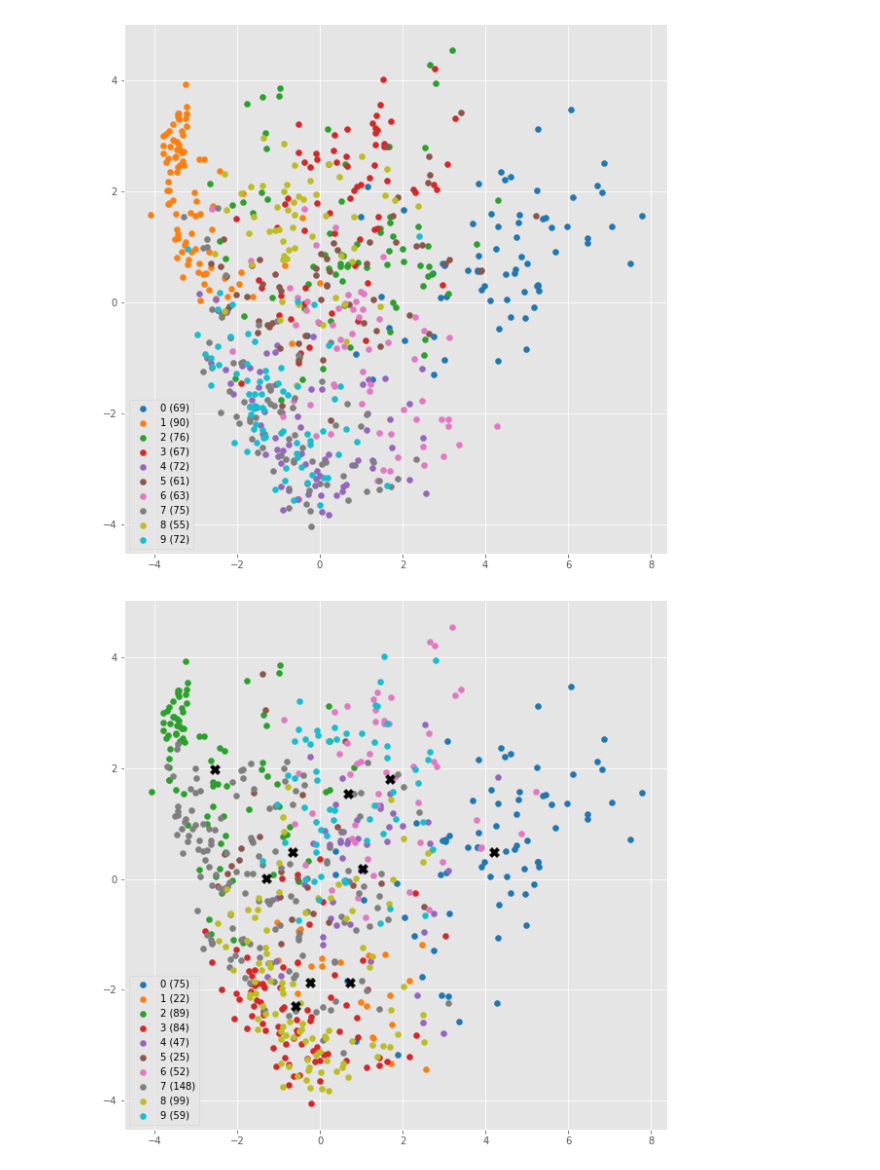
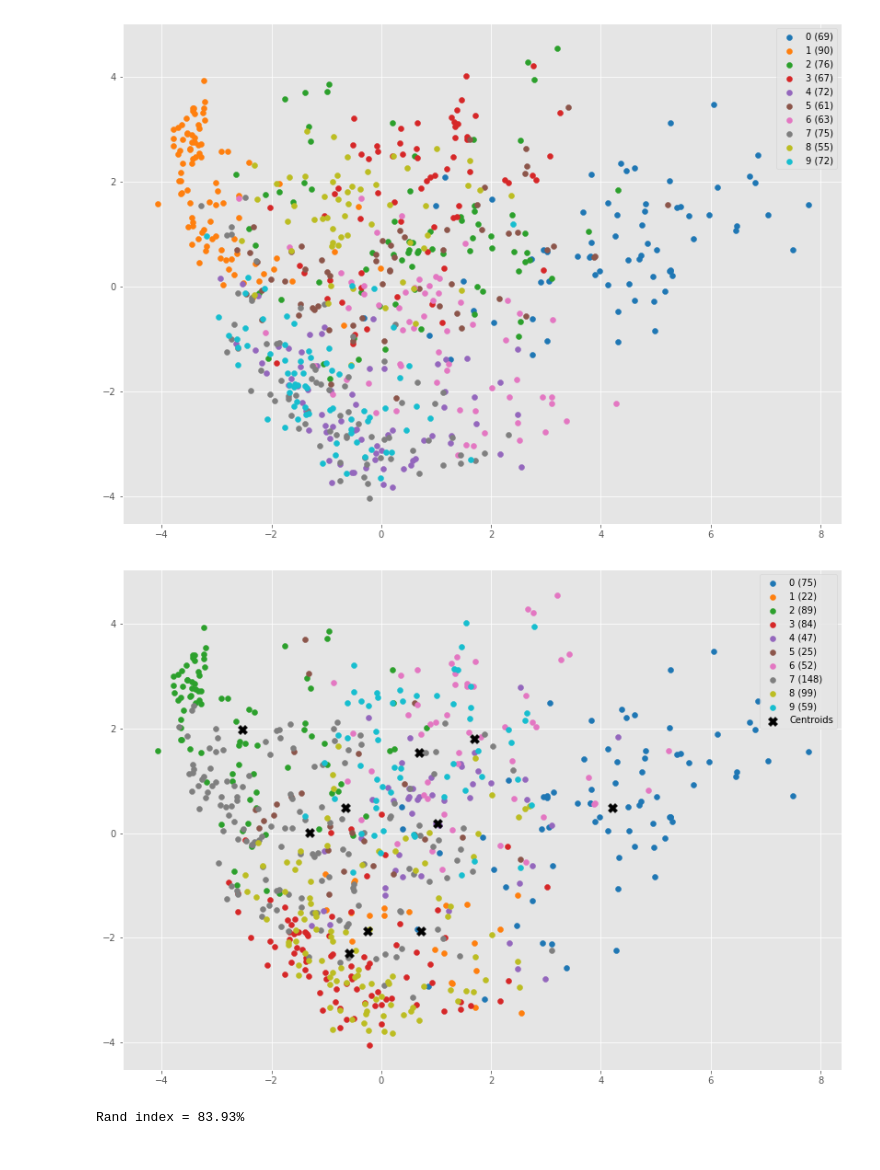
Before and after one commit to BakasaRus/IntelligentSystems, a Jupyter notebook: Labs/Clust.ipynb, the cells around one changed output. Cells and saved outputs as stored; diff of their text form; code cells hidden in the pictures.

Commit message:
Add outer metric for Lab 7

```diff
--- a/Labs/Clust.ipynb
+++ b/Labs/Clust.ipynb
@@ -78,25 +78,25 @@ principal_df = pd.DataFrame(zip(*principal, Y))
 # %%
 colors = mcolors.TABLEAU_COLORS
 labels = range(0, 10)
 
-plt.figure(figsize=(10, 10))
+plt.figure(figsize=(14, 10))
 
 for label, color in zip(labels, colors):
     rows_to_draw = principal_df[2] == label
     plt.scatter(principal_df.loc[rows_to_draw, 0],
                 principal_df.loc[rows_to_draw, 1],
                 c=color,
                 label=f'{label} ({rows_to_draw.sum()})')
 
 plt.legend()
 plt.show()
 # %% [output]
-[figure, old version]
+[figure, new version]
 # %%
 k_means = KMeansClustering(k=10, max_iterations=500)
 k_means.fit(X)
 
-plt.figure(figsize=(10, 10))
+plt.figure(figsize=(14, 10))
 
 for (cluster, data), color in zip(k_means.classes.items(), colors):
     data = pca.transform(data)
@@ -106,9 +106,9 @@ for (cluster, data), color in zip(k_means.classes.items(), colors):
 centroids = pca.transform(list(k_means.centroids.values()))
 centroids = list(map(list, zip(*centroids)))
 
-plt.scatter(centroids[0], centroids[1], marker='X', c='k', s=100)
+plt.scatter(centroids[0], centroids[1], marker='X', c='k', s=100, label='Centroids')
 
 plt.legend()
 plt.show()
 # %% [output]
-[figure, old version]
+[figure, new version]
@@ -114,0 +131,15 @@ plt.show()
+# %%
+def cluster_rand(classes, clusters):
+    tp, tn, fp, fn = 0, 0, 0, 0
+    for pair1 in zip(classes, clusters):
+        for pair2 in zip(classes, clusters):
+            tp += 1 if pair1[0] == pair2[0] and pair1[1] == pair2[1] else 0
+            tn += 1 if pair1[0] != pair2[0] and pair1[1] == pair2[1] else 0
+            fp += 1 if pair1[0] == pair2[0] and pair1[1] != pair2[1] else 0
+            fn += 1 if pair1[0] != pair2[0] and pair1[1] != pair2[1] else 0
+    return (tp + fn) / (tp + tn + fp + fn)
+
+outer_metric = cluster_rand(Y, new_Y_pred)
+print(f'Rand index = {outer_metric:.2%}')
+# %% [output]
+Rand index = 83.93%
```
Also changed, not shown: parts of 1 cell of this notebook.
